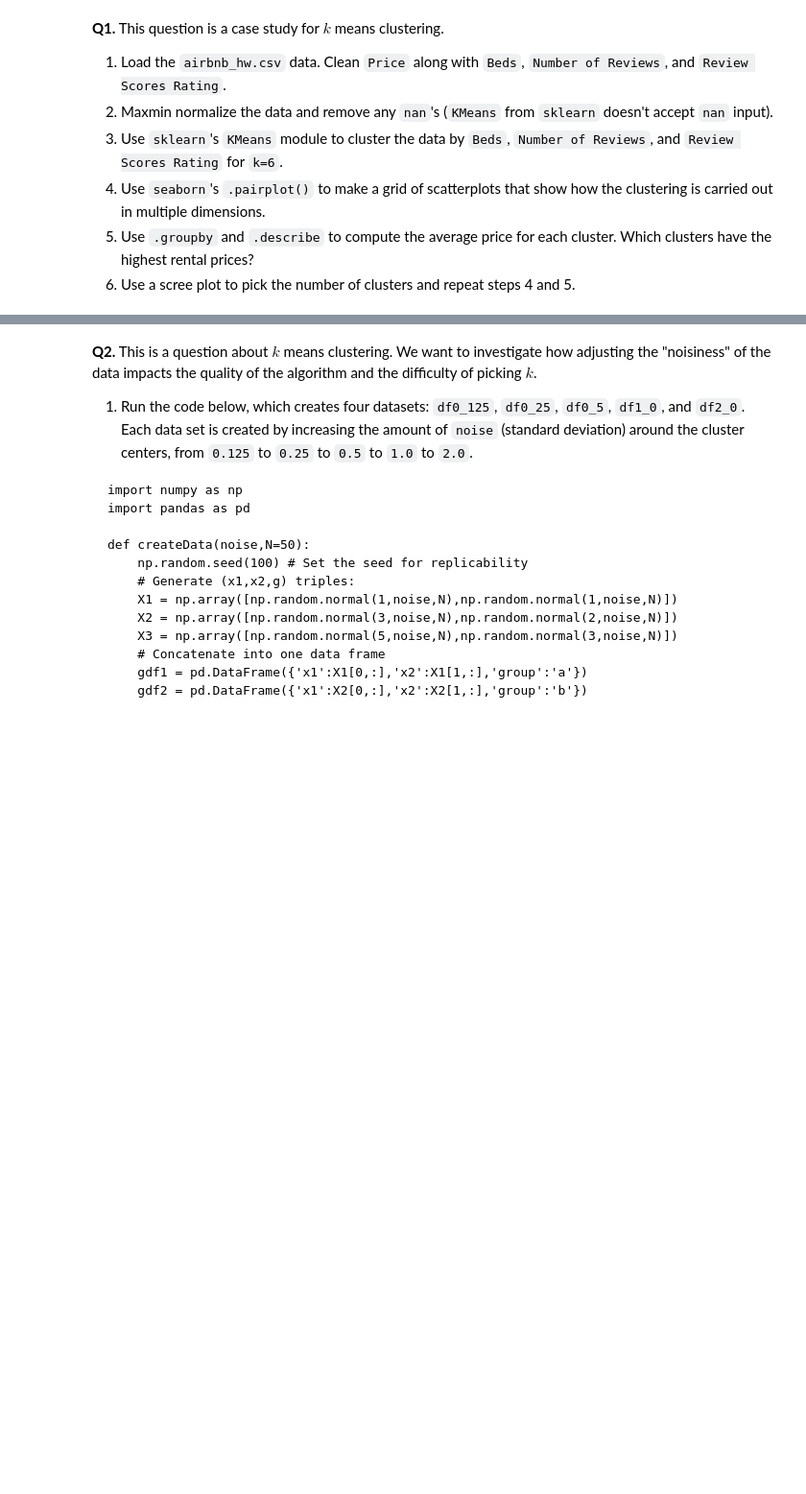
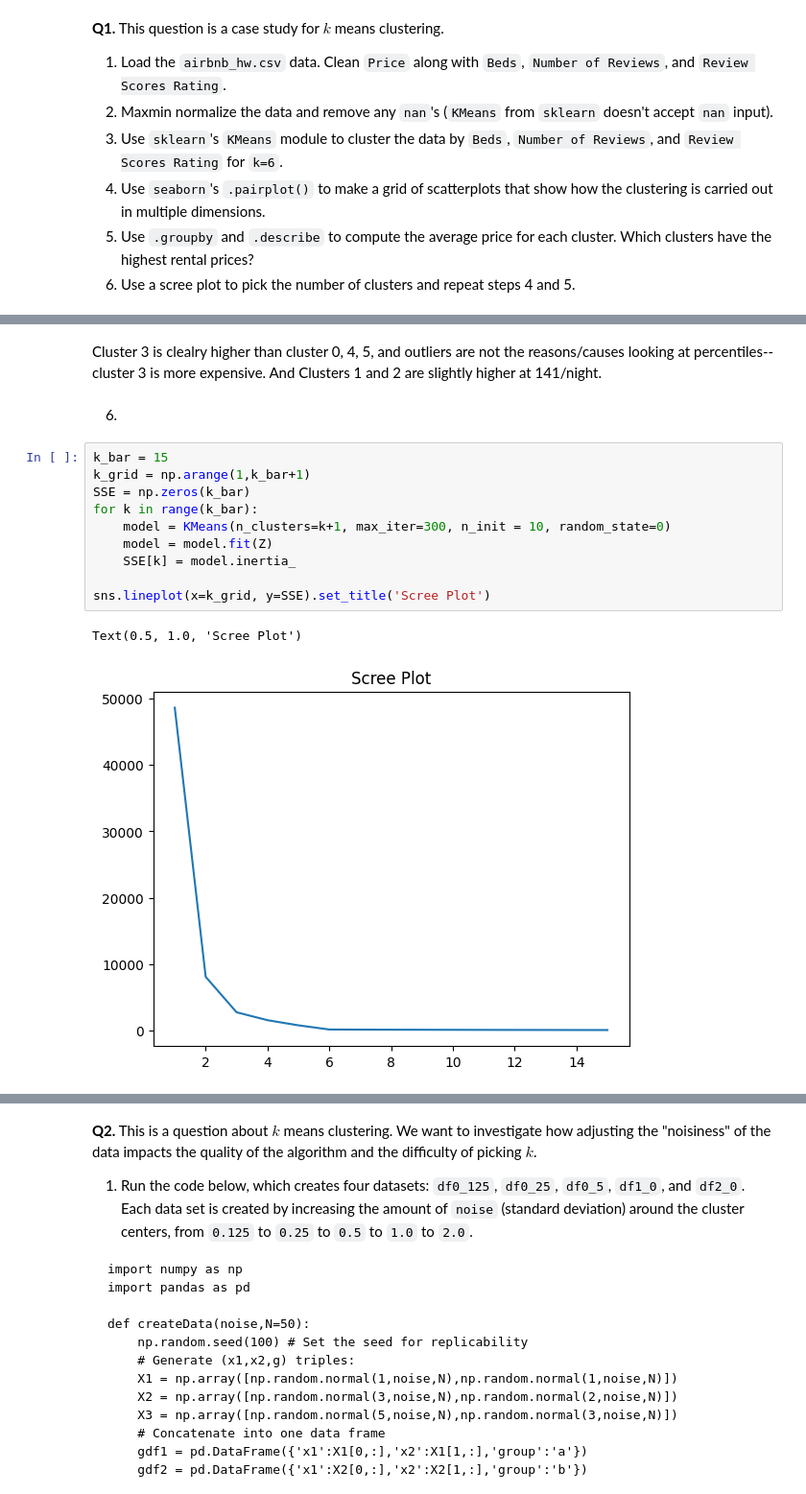
Before and after one commit to zxiqxiy/kmc, a Jupyter notebook: assignment_kmc.ipynb, the cells around one changed output, grey strips where cells are left out. Shown at 96% size. Saved outputs shown, nothing was run; the diff lists cells and outputs as text; blank space fills up the shorter version.

```diff
--- a/assignment_kmc.ipynb
+++ b/assignment_kmc.ipynb
@@ -15,0 +128,17 @@
+# %% [markdown]
+Cluster 3 is clealry higher than cluster 0, 4, 5, and outliers are not the reasons/causes looking at percentiles--cluster 3 is more expensive. And Clusters 1 and 2 are slightly higher at 141/night.
+# %% [markdown]
+6.
+# %%
+k_bar = 15
+k_grid = np.arange(1,k_bar+1)
+SSE = np.zeros(k_bar)
+for k in range(k_bar):
+    model = KMeans(n_clusters=k+1, max_iter=300, n_init = 10, random_state=0)
+    model = model.fit(Z)
+    SSE[k] = model.inertia_
+
+sns.lineplot(x=k_grid, y=SSE).set_title('Scree Plot')
+# %% [output]
+Text(0.5, 1.0, 'Scree Plot')
+[figure, added]
```
Also changed, not shown: parts of 49 cells of this notebook.
